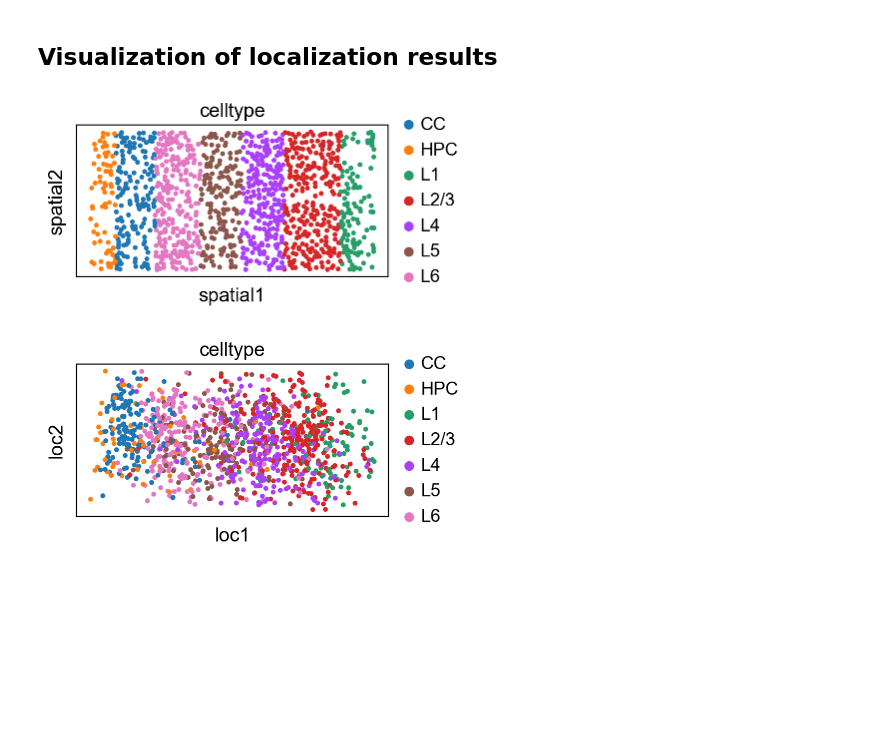
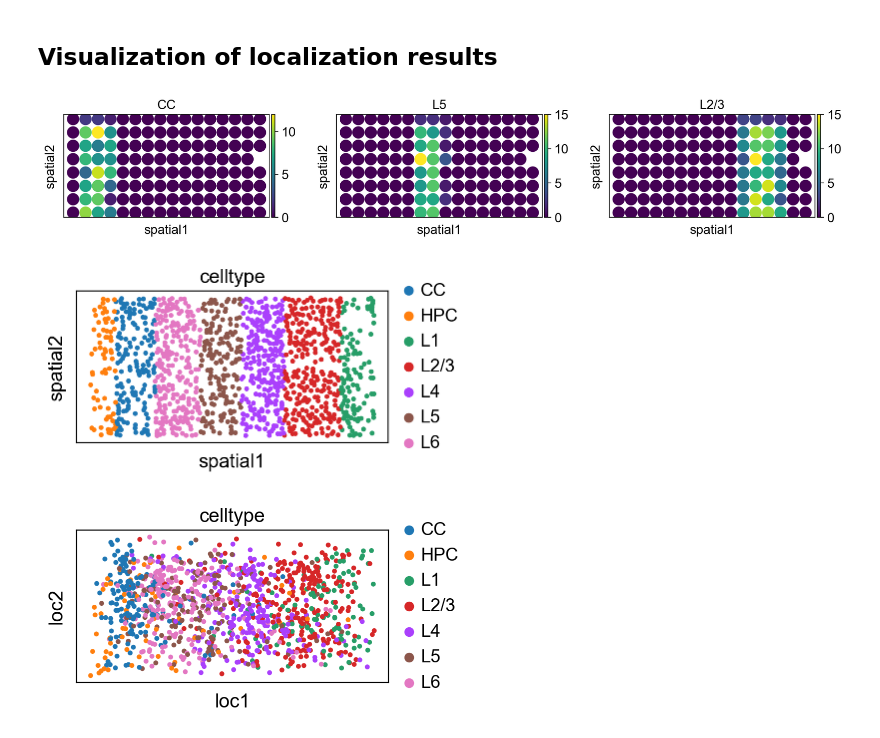
Before and after one commit to zhanglabtools/STALocator, a Jupyter notebook: tutorials/T1_simulation_experiment.ipynb, the cells around one changed output. Saved outputs shown, nothing was run; the diff lists cells and outputs as text; code cells hidden in the pictures; blank space fills up the shorter version.

```diff
--- a/tutorials/T1_simulation_experiment.ipynb
+++ b/tutorials/T1_simulation_experiment.ipynb
@@ -91,11 +92,14 @@ View of AnnData object with n_obs × n_vars = 1191 × 1020
 ## Visualization of localization results
 # %%
 sc.set_figure_params(dpi=100, figsize=(4, 2))
-sc.pl.embedding(adata_sc, basis="spatial", color="celltype", s=50)
+sc.pl.embedding(adata_ST, basis="spatial", color=["CC","L5","L2/3"], s=700)
 # %% [output]
-[figure, old version]
+[figure, new version]
+# %%
+sc.pl.embedding(adata_sc, basis="spatial", color="celltype", s=50)
+# %% [output]
+[figure, added]
 # %%
-sc.set_figure_params(dpi=100, figsize=(4, 2))
 sc.pl.embedding(adata_sc_keep, basis="loc", color="celltype", s=50)
 # %% [output]
-[figure, old version]
+[figure, new version]
```
Also changed, not shown: parts of 4 cells of this notebook, 4 other files.
